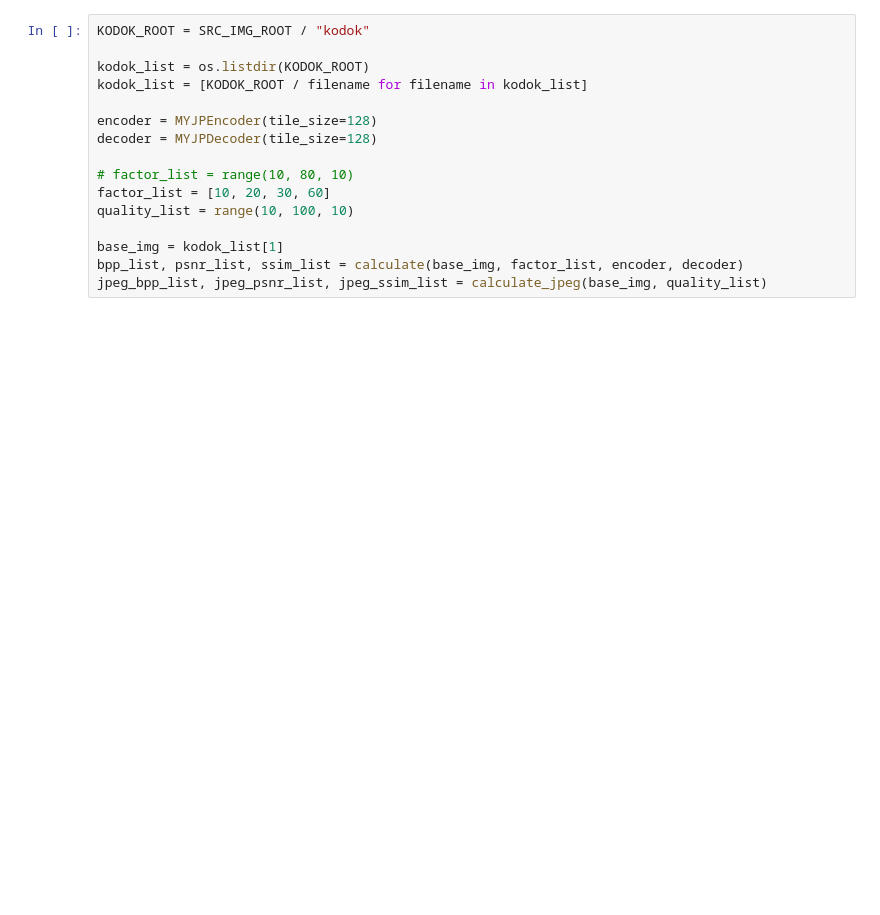
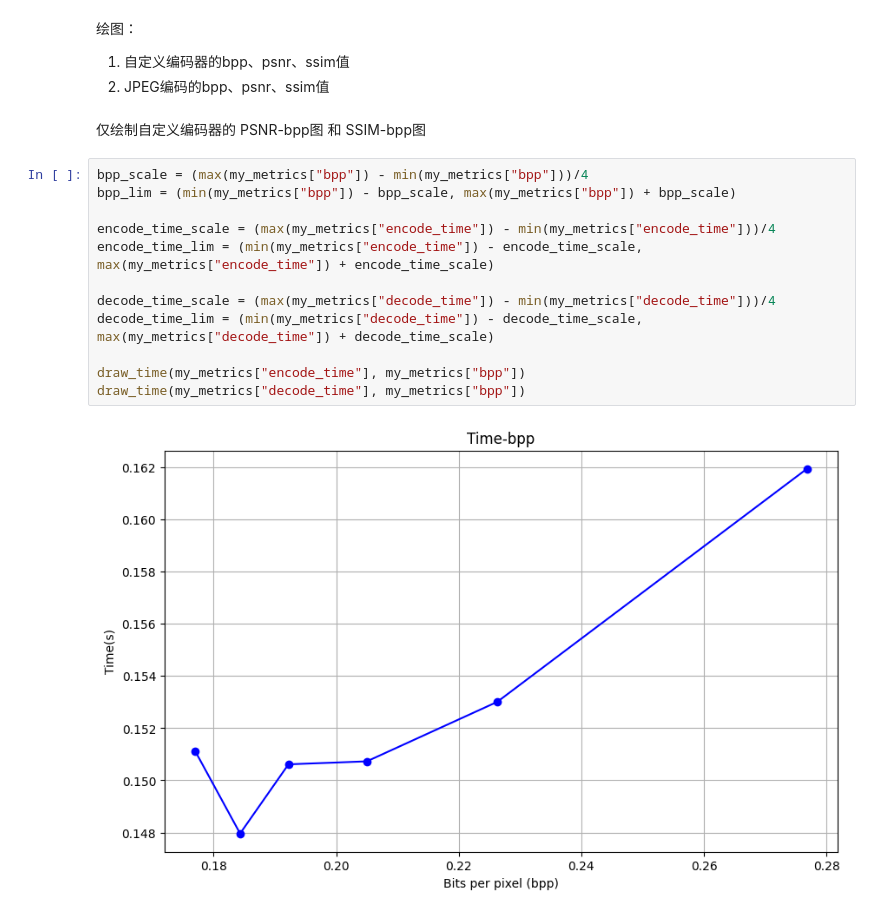
Before and after one commit to Mech-Who/JP2K_encoder_decoder_system, a Jupyter notebook: explain.ipynb, the cells around one changed output. Drawn from its saved outputs; the diff is of its cells as text; blank space fills up the shorter version.

```diff
--- a/explain.ipynb
+++ b/explain.ipynb
@@ -150,16 +252,21 @@ def draw_ssim(ssim_list, bpp_list,
-# %%
-KODOK_ROOT = SRC_IMG_ROOT / "kodok"
-
-kodok_list = os.listdir(KODOK_ROOT)
-kodok_list = [KODOK_ROOT / filename for filename in kodok_list]
-
-encoder = MYJPEncoder(tile_size=128)
-decoder = MYJPDecoder(tile_size=128)
-
-# factor_list = range(10, 80, 10)
-factor_list = [10, 20, 30, 60]
-quality_list = range(10, 100, 10)
-
-base_img = kodok_list[1]
-bpp_list, psnr_list, ssim_list = calculate(base_img, factor_list, encoder, decoder)
-jpeg_bpp_list, jpeg_psnr_list, jpeg_ssim_list = calculate_jpeg(base_img, quality_list)
+# %% [markdown]
+绘图：
+
+1. 自定义编码器的bpp、psnr、ssim值
+2. JPEG编码的bpp、psnr、ssim值
+# %% [markdown]
+仅绘制自定义编码器的 PSNR-bpp图 和 SSIM-bpp图
+# %%
+bpp_scale = (max(my_metrics["bpp"]) - min(my_metrics["bpp"]))/4
+bpp_lim = (min(my_metrics["bpp"]) - bpp_scale, max(my_metrics["bpp"]) + bpp_scale)
+
+encode_time_scale = (max(my_metrics["encode_time"]) - min(my_metrics["encode_time"]))/4
+encode_time_lim = (min(my_metrics["encode_time"]) - encode_time_scale, max(my_metrics["encode_time"]) + encode_time_scale)
+
+decode_time_scale = (max(my_metrics["decode_time"]) - min(my_metrics["decode_time"]))/4
+decode_time_lim = (min(my_metrics["decode_time"]) - decode_time_scale, max(my_metrics["decode_time"]) + decode_time_scale)
+
+draw_time(my_metrics["encode_time"], my_metrics["bpp"])
+draw_time(my_metrics["decode_time"], my_metrics["bpp"])
+# %% [output]
+[figure, added]
```
Also changed, not shown: parts of 20 cells of this notebook.
